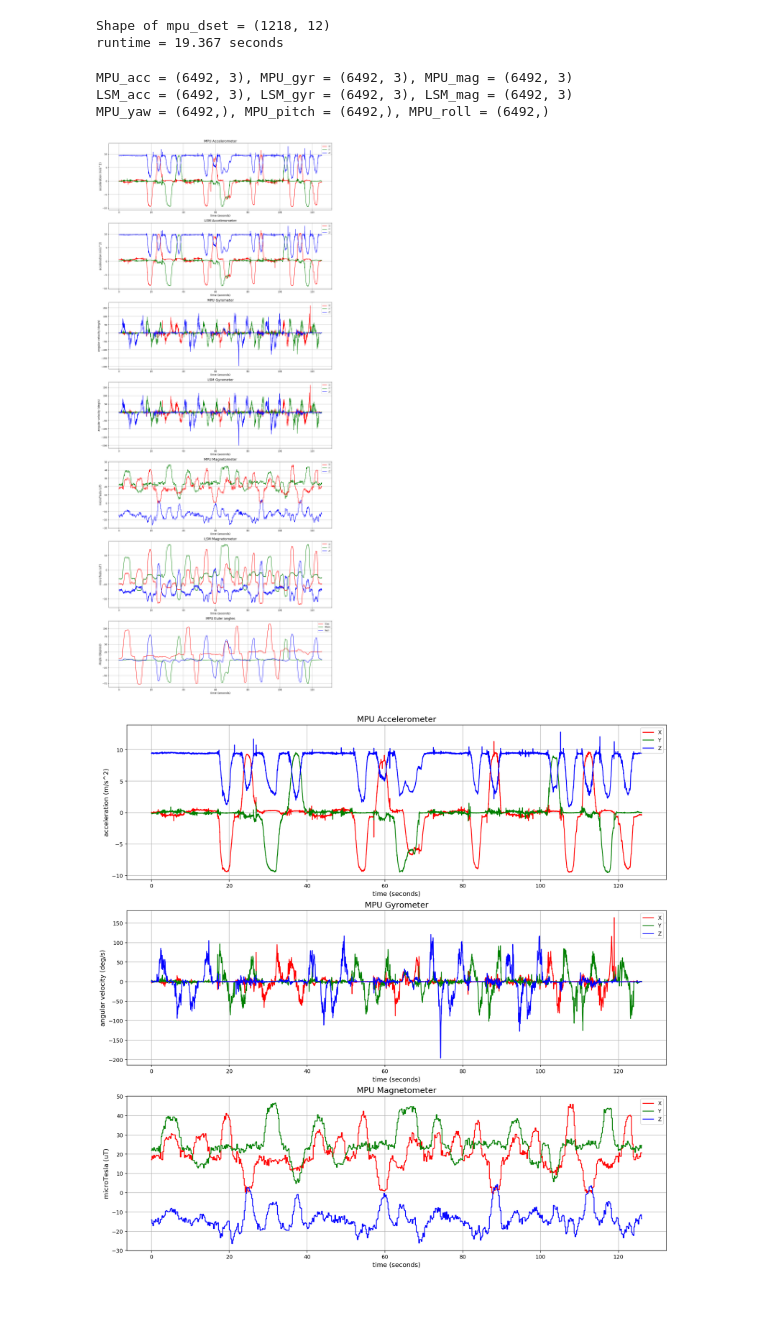
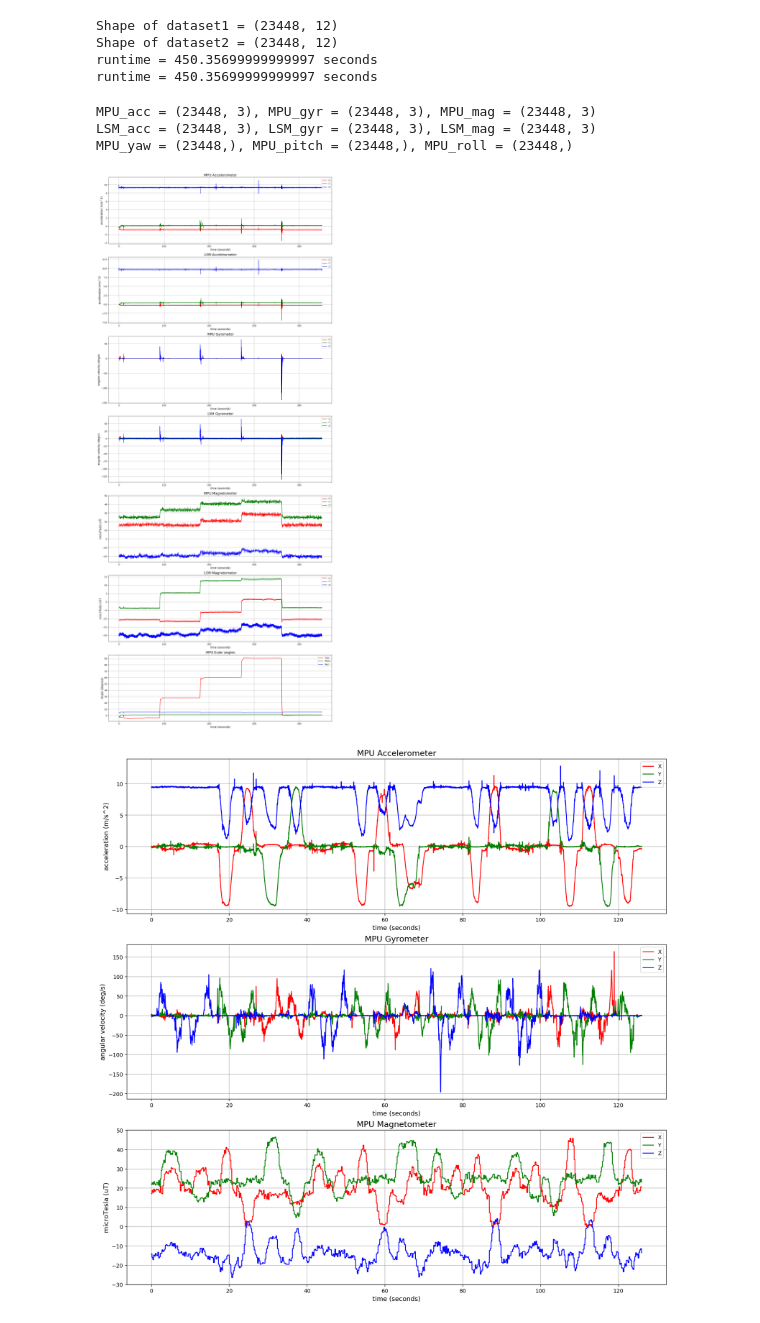
Before and after one commit to crohan009/Motion_Processor_Emulator, a Jupyter notebook: code base/Sensor_fusion/data_viz.ipynb, the cells around one changed output. Drawn from its saved outputs; the diff is of its cells as text; code cells hidden in the pictures.

```diff
--- a/code base/Sensor_fusion/data_viz.ipynb
+++ b/code base/Sensor_fusion/data_viz.ipynb
@@ -172,23 +174,29 @@ class Data_loader():
 # MPU raw -> MPU ypr
 # dataset2 = Data_loader("Datasets/LSM_rawto_MPUypr_{}_cleaned.csv".format(trial_num), trans = True)
 
+# MPU raw -> MPU ypr
+dataset1 = Data_loader("Datasets/New_train_test_datasets/drift_test1_mpu.txt")
+# MPU raw -> MPU ypr
+dataset2 = Data_loader("Datasets/New_train_test_datasets/drift_test1_lsm.txt", trans = True)
 
-mpu_dset = Data_loader("Datasets/trial_dataset1_mpu.txt")
+# mpu_dset = Data_loader("Datasets/trial_dataset1_mpu.txt")
 
 
-print("Shape of mpu_dset = {}".format(mpu_dset.data_matrix.shape))
-print("runtime = {} seconds".format(mpu_dset.runtime))
+# print("Shape of mpu_dset = {}".format(mpu_dset.data_matrix.shape))
+# print("runtime = {} seconds".format(mpu_dset.runtime))
 
 
 # dataset = Data_loader("Datasets/MPU_rawtoypr_11_cleaned_test_data.csv")
 
-# print("Shape of dataset1 = {}".format(dataset1.data_matrix.shape))
-# print("Shape of dataset2 = {}".format(dataset2.data_matrix.shape))
-# print("runtime = {} seconds".format(dataset1.runtime))
-# print("runtime = {} seconds".format(dataset2.runtime))
+print("Shape of dataset1 = {}".format(dataset1.data_matrix.shape))
+print("Shape of dataset2 = {}".format(dataset2.data_matrix.shape))
+print("runtime = {} seconds".format(dataset1.runtime))
+print("runtime = {} seconds".format(dataset2.runtime))
 # %% [output]
-Shape of mpu_dset = (1218, 12)
-runtime = 19.367 seconds
+Shape of dataset1 = (23448, 12)
+Shape of dataset2 = (23448, 12)
+runtime = 450.35699999999997 seconds
+runtime = 450.35699999999997 seconds
 # %%
 MPU_acc = dataset1.data_matrix[:, :3].squeeze()
 MPU_gyr = dataset1.data_matrix[:, 3:6].squeeze()
@@ -201,6 +209,7 @@ LSM_mag = dataset2.data_matrix[:, 6:9].squeeze()
 MPU_pitch = dataset1.data_matrix[:, 9:10].squeeze()
 MPU_roll = dataset1.data_matrix[:, 10:11].squeeze()
 MPU_yaw = dataset1.data_matrix[:, 11:12].squeeze()
+
 
 
 
@@ -220,9 +229,9 @@ print("MPU_yaw = {}, MPU_pitch = {}, MPU_roll = {}"
                                                     MPU_pitch.shape,
                                                     MPU_roll.shape))
 # %% [output]
-MPU_acc = (6492, 3), MPU_gyr = (6492, 3), MPU_mag = (6492, 3)
-LSM_acc = (6492, 3), LSM_gyr = (6492, 3), LSM_mag = (6492, 3)
-MPU_yaw = (6492,), MPU_pitch = (6492,), MPU_roll = (6492,)
+MPU_acc = (23448, 3), MPU_gyr = (23448, 3), MPU_mag = (23448, 3)
+LSM_acc = (23448, 3), LSM_gyr = (23448, 3), LSM_mag = (23448, 3)
+MPU_yaw = (23448,), MPU_pitch = (23448,), MPU_roll = (23448,)
 # %%
 n = len(dataset1)
 t = dataset1.runtime
@@ -278,35 +287,36 @@ plt.plot(x,  list(MPU_mag[:,0:1].squeeze()), 'r-')
 plt.plot(x,  list(MPU_mag[:,1:2].squeeze()), 'g-')
 plt.plot(x,  list(MPU_mag[:,2:3].squeeze()), 'b-')
 plt.xlabel("time (seconds)", fontsize=12)
 plt.ylabel("microTesla (uT)", fontsize=12)
 plt.grid()
 plt.title("MPU Magnetometer", fontsize=15)
 plt.legend(['X', 'Y', 'Z'], loc='upper right')
 
 plt.subplot(716)
 plt.plot(x,  list(LSM_mag[:,0:1].squeeze()), 'r-')
 plt.plot(x,  list(LSM_mag[:,1:2].squeeze()), 'g-')
 plt.plot(x,  list(LSM_mag[:,2:3].squeeze()), 'b-')
 plt.xlabel("time (seconds)", fontsize=12)
 plt.ylabel("microTesla (uT)", fontsize=12)
 plt.grid()
 plt.title("LSM Magnetometer", fontsize=15)
 plt.legend(['X', 'Y', 'Z'], loc='upper right')
 
 plt.subplot(717)
 plt.plot(x,  MPU_yaw.squeeze(), 'r-')
 plt.plot(x,  MPU_pitch.squeeze(), 'g-')
 plt.plot(x,  MPU_roll.squeeze(), 'b-')
 plt.xlabel("time (seconds)", fontsize=12)
 plt.ylabel("Angle (degrees)", fontsize=12)
+plt.yticks(np.arange(0, 100, step=10))
 plt.grid()
 plt.title("MPU Euler angles", fontsize=15)
 plt.legend(['Yaw', 'Pitch', 'Roll'], loc='upper right')
 
-plt.savefig("data_viz.png")
+plt.savefig("angle_drift_check.png")
 plt.show()
 # %% [output]
-[figure, old version]
+[figure, new version]
 # %%
 n = len(dataset1)
 t = dataset1.runtime
```
Also changed, not shown: parts of 2 cells of this notebook, 27 other files.
